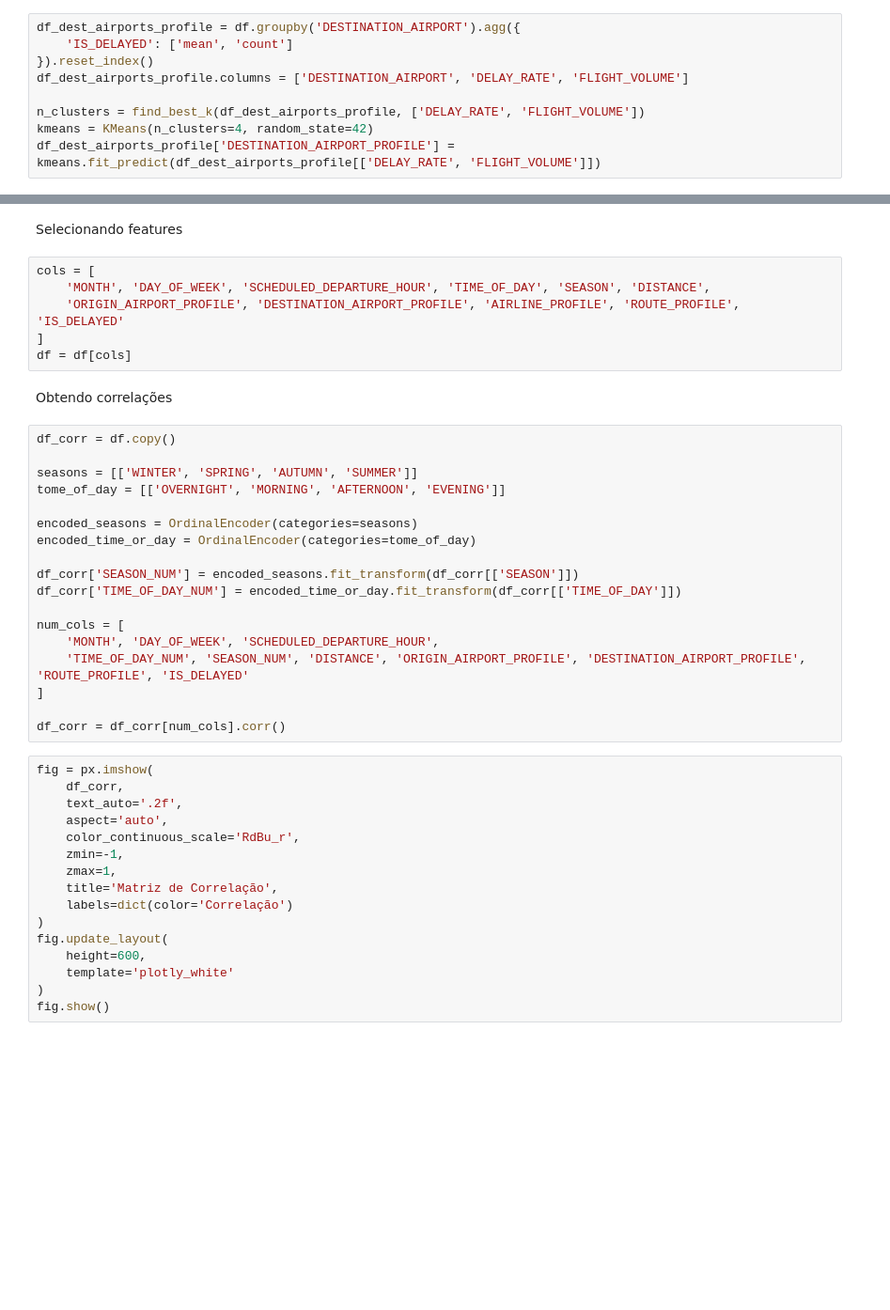
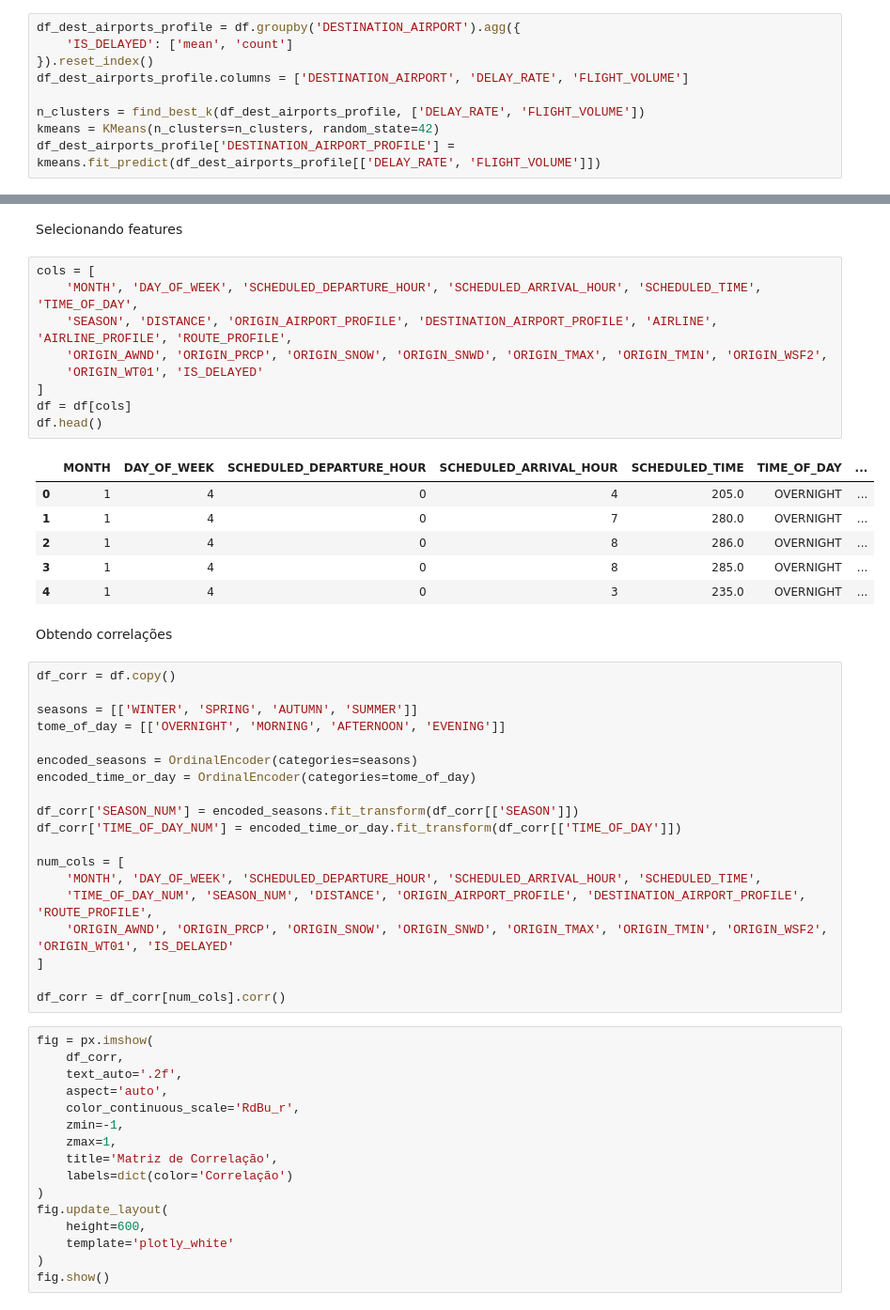
Before and after one commit to postech-mlengineering/postech-ml-engineering-fase-3-tech-challenge, a Jupyter notebook: notebooks/feature_engineering.ipynb, the cells around one changed output, grey strips where cells are left out. Shown at 94% size. Drawn from its saved outputs; the diff is of its cells as text; blank space fills up the shorter version.

```diff
--- a/notebooks/feature_engineering.ipynb
+++ b/notebooks/feature_engineering.ipynb
@@ -72,7 +88,7 @@ df_dest_airports_profile = df.groupby('DESTINATION_AIRPORT').agg({
 df_dest_airports_profile.columns = ['DESTINATION_AIRPORT', 'DELAY_RATE', 'FLIGHT_VOLUME']
 
 n_clusters = find_best_k(df_dest_airports_profile, ['DELAY_RATE', 'FLIGHT_VOLUME'])
-kmeans = KMeans(n_clusters=4, random_state=42)
+kmeans = KMeans(n_clusters=n_clusters, random_state=42)
 df_dest_airports_profile['DESTINATION_AIRPORT_PROFILE'] = kmeans.fit_predict(df_dest_airports_profile[['DELAY_RATE', 'FLIGHT_VOLUME']])
 # %%
 fig = px.scatter(
@@ -181,10 +234,20 @@ df = df.merge(df_route_profile[['ROUTE', 'ROUTE_PROFILE']], on='ROUTE', how='lef
 Selecionando features
 # %%
 cols = [
-    'MONTH', 'DAY_OF_WEEK', 'SCHEDULED_DEPARTURE_HOUR', 'TIME_OF_DAY', 'SEASON', 'DISTANCE',
-    'ORIGIN_AIRPORT_PROFILE', 'DESTINATION_AIRPORT_PROFILE', 'AIRLINE_PROFILE', 'ROUTE_PROFILE', 'IS_DELAYED'
+    'MONTH', 'DAY_OF_WEEK', 'SCHEDULED_DEPARTURE_HOUR', 'SCHEDULED_ARRIVAL_HOUR', 'SCHEDULED_TIME', 'TIME_OF_DAY',
+    'SEASON', 'DISTANCE', 'ORIGIN_AIRPORT_PROFILE', 'DESTINATION_AIRPORT_PROFILE', 'AIRLINE', 'AIRLINE_PROFILE', 'ROUTE_PROFILE',
+    'ORIGIN_AWND', 'ORIGIN_PRCP', 'ORIGIN_SNOW', 'ORIGIN_SNWD', 'ORIGIN_TMAX', 'ORIGIN_TMIN', 'ORIGIN_WSF2',
+    'ORIGIN_WT01', 'IS_DELAYED'
 ]
 df = df[cols]
+df.head()
+# %% [output]
+|  | MONTH | DAY_OF_WEEK | SCHEDULED_DEPARTURE_HOUR | SCHEDULED_ARRIVAL_HOUR | SCHEDULED_TIME | TIME_OF_DAY | ... |
+| 0 | 1 | 4 | 0 | 4 | 205.0 | OVERNIGHT | ... |
+| 1 | 1 | 4 | 0 | 7 | 280.0 | OVERNIGHT | ... |
+| 2 | 1 | 4 | 0 | 8 | 286.0 | OVERNIGHT | ... |
+| 3 | 1 | 4 | 0 | 8 | 285.0 | OVERNIGHT | ... |
+| 4 | 1 | 4 | 0 | 3 | 235.0 | OVERNIGHT | ... |
 # %% [markdown]
 Obtendo correlações
 # %%
@@ -200,8 +263,9 @@ df_corr['SEASON_NUM'] = encoded_seasons.fit_transform(df_corr[['SEASON']])
 df_corr['TIME_OF_DAY_NUM'] = encoded_time_or_day.fit_transform(df_corr[['TIME_OF_DAY']])
 
 num_cols = [
-    'MONTH', 'DAY_OF_WEEK', 'SCHEDULED_DEPARTURE_HOUR',
-    'TIME_OF_DAY_NUM', 'SEASON_NUM', 'DISTANCE', 'ORIGIN_AIRPORT_PROFILE', 'DESTINATION_AIRPORT_PROFILE', 'ROUTE_PROFILE', 'IS_DELAYED'
+    'MONTH', 'DAY_OF_WEEK', 'SCHEDULED_DEPARTURE_HOUR', 'SCHEDULED_ARRIVAL_HOUR', 'SCHEDULED_TIME',
+    'TIME_OF_DAY_NUM', 'SEASON_NUM', 'DISTANCE', 'ORIGIN_AIRPORT_PROFILE', 'DESTINATION_AIRPORT_PROFILE', 'ROUTE_PROFILE',
+    'ORIGIN_AWND', 'ORIGIN_PRCP', 'ORIGIN_SNOW', 'ORIGIN_SNWD', 'ORIGIN_TMAX', 'ORIGIN_TMIN', 'ORIGIN_WSF2', 'ORIGIN_WT01', 'IS_DELAYED'
 ]
 
 df_corr = df_corr[num_cols].corr()
```
Also changed, not shown: parts of 17 cells of this notebook, 3 other files.
